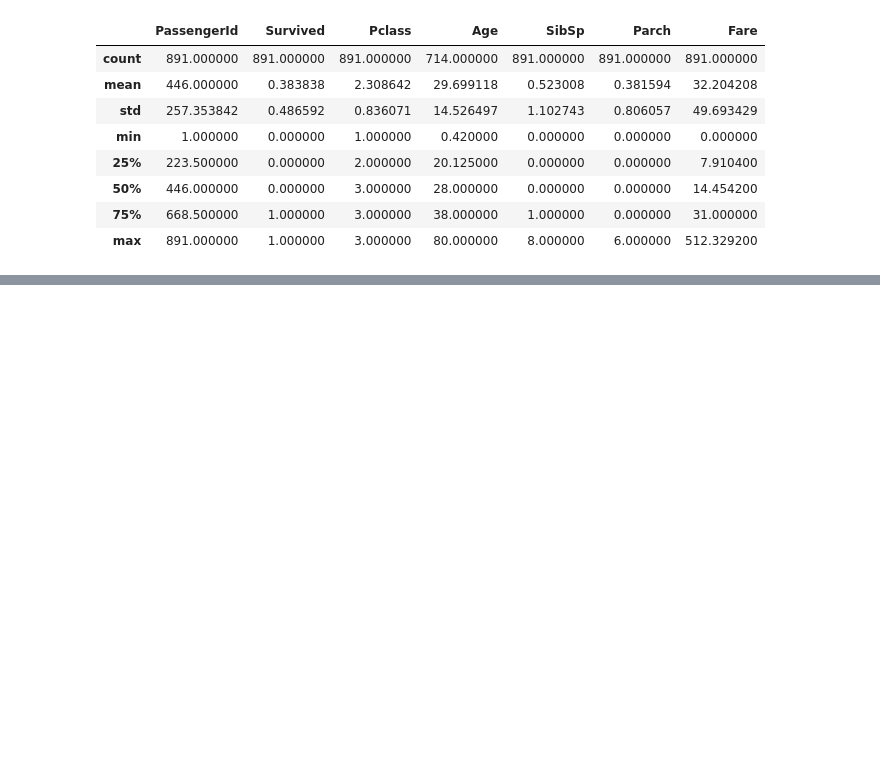
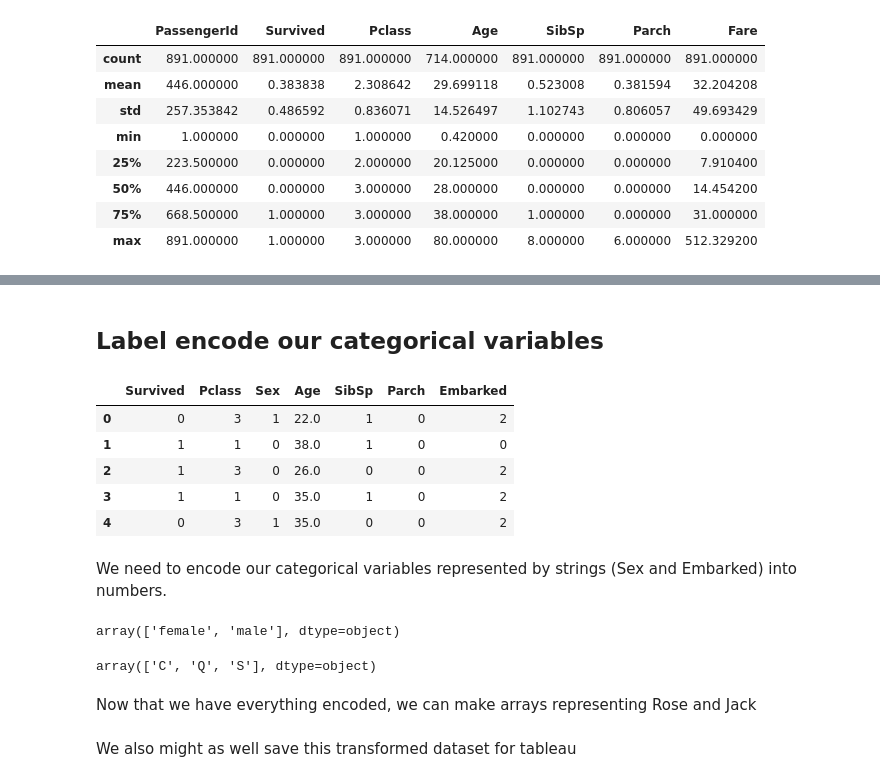
Before and after one commit to dmbrady01/udacity_tableau, a Jupyter notebook: Titanic_analysis.ipynb, the cells around one changed output, grey strips where cells are left out. Drawn from its saved outputs; the diff is of its cells as text; code cells hidden in the pictures; blank space fills up the shorter version.

```diff
--- a/Titanic_analysis.ipynb
+++ b/Titanic_analysis.ipynb
@@ -42,0 +93,29 @@ dataset.describe()
+# %% [markdown]
+## Label encode our categorical variables
+# %%
+sex_encoder = LabelEncoder()
+embark_encoder = LabelEncoder()
+
+dataset['Sex'] = sex_encoder.fit_transform(dataset['Sex'].values)
+dataset['Embarked'] = embark_encoder.fit_transform(dataset['Embarked'].values)
+
+dataset.head()
+# %% [output]
+|  | Survived | Pclass | Sex | Age | SibSp | Parch | Embarked |
+| 0 | 0 | 3 | 1 | 22.0 | 1 | 0 | 2 |
+| 1 | 1 | 1 | 0 | 38.0 | 1 | 0 | 0 |
+| 2 | 1 | 3 | 0 | 26.0 | 0 | 0 | 2 |
+| 3 | 1 | 1 | 0 | 35.0 | 1 | 0 | 2 |
+| 4 | 0 | 3 | 1 | 35.0 | 0 | 0 | 2 |
+# %% [markdown]
+We need to encode our categorical variables represented by strings (Sex and Embarked) into numbers.
+# %%
+sex_encoder.classes_
+# %% [output]
+array(['female', 'male'], dtype=object)
+# %%
+embark_encoder.classes_
+# %% [output]
+array(['C', 'Q', 'S'], dtype=object)
+# %% [markdown]
+Now that we have everything encoded, we can make arrays representing Rose and Jack
@@ -42,0 +125,2 @@ dataset.describe()
+# %% [markdown]
+We also might as well save this transformed dataset for tableau
```
Also changed, not shown: parts of 23 cells of this notebook, 2 other files.
